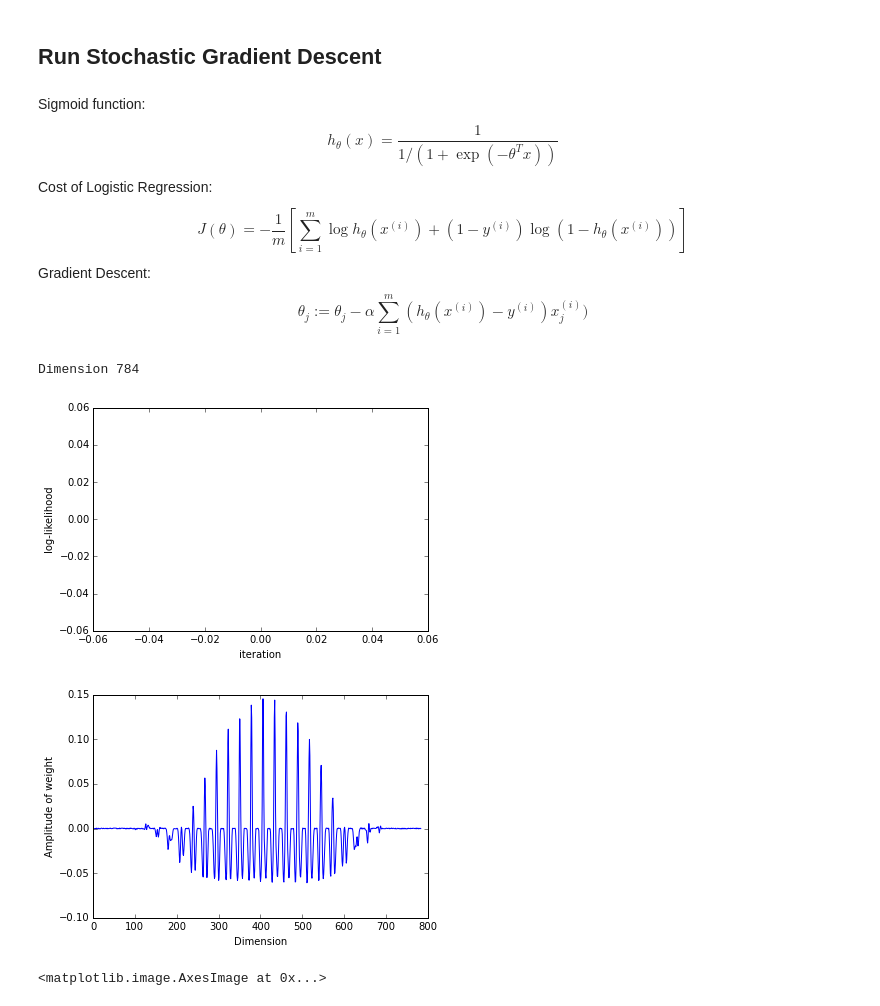
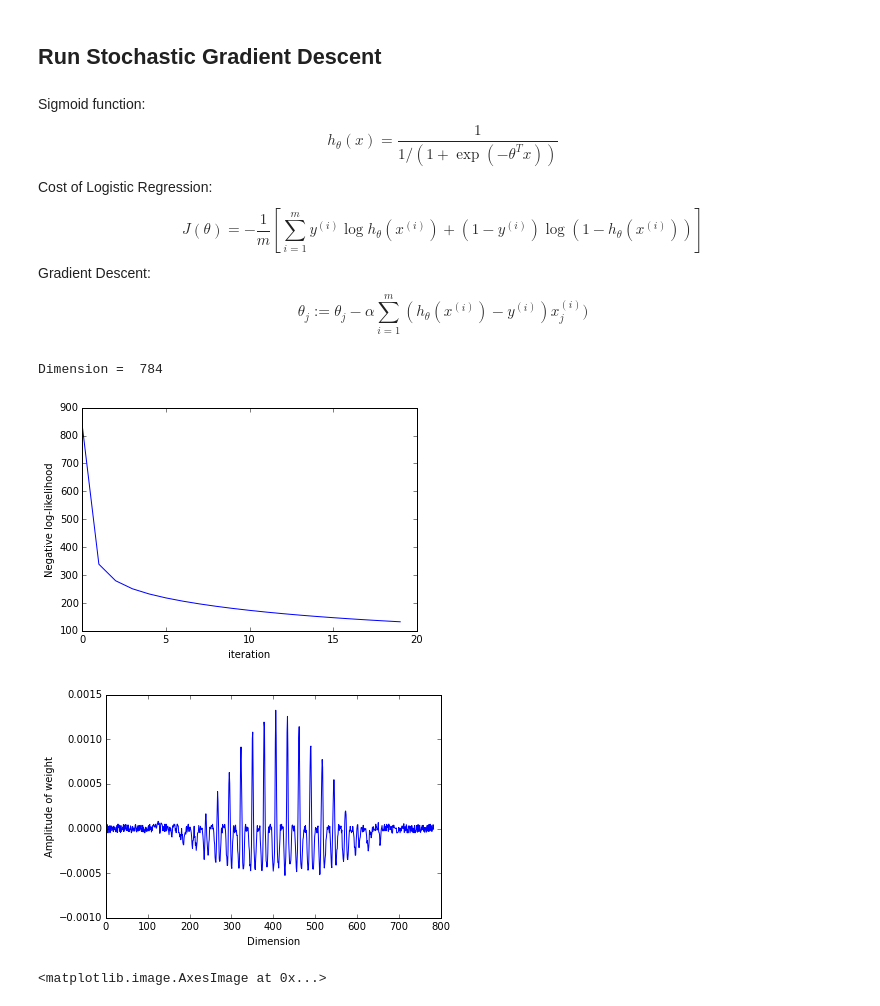
Before and after one commit to KordingLab/lab_teaching_2015, a Jupyter notebook: example_klab.ipynb, the cells around one changed output. Drawn from its saved outputs; the diff is of its cells as text; code cells hidden in the pictures.

```diff
--- a/example_klab.ipynb
+++ b/example_klab.ipynb
@@ -108,28 +108,28 @@ Data_filt.count()
 Sigmoid function:
 $$ h_\theta (x) = \frac{1}{1/ (1 + \exp (-\theta^T x))}$$
 Cost of Logistic Regression:
-$$J(\theta) = -\frac{1}{m} [ \sum\limits_{i=1}^m \log h_\theta (x^{(i)}) + (1 - y^{(i)}) \log (1 - h_\theta (x^{(i)}))]$$
+$$J(\theta) = -\frac{1}{m} [ \sum\limits_{i=1}^m y^{(i)}\log h_\theta (x^{(i)}) + (1 - y^{(i)}) \log (1 - h_\theta (x^{(i)}))]$$
 Gradient Descent:
 $$\theta_j := \theta_j - \alpha \sum\limits_{i=1}^m (h_\theta (x^{(i)}) - y^{(i)}) x_j^{(i)})$$
 # %%
 D = len(Data_filt.take(1)[0]) - 1 # dimension of data
 m = Data_filt.count()
-w = (np.random.ranf(size = D)-0.5)/1000.
-print "Dimension", D
+w = (np.random.ranf(size = D)-0.5)/10000.
+print "Dimension = ", D
 # %% [output]
-Dimension 784
+Dimension =  784
 # %%
 def sigmoid(x):
     return 1/(1 + np.exp(-x))
 
 def grad_logistic(p):
-    return (sigmoid(w.dot(p[1::]))-p[0]) * p[1::]
+    return (sigmoid(w.dot(p[1::]))-p[0]) * p[1::] + w*1.
 
 def compute_cost(p):
-    return (-1/m)*(np.log(sigmoid(w.dot(p[1::]))) + (1 - p[0])*np.log(1 - sigmoid(w.dot(p[1::]))))
+    return -(p[0]*np.log(sigmoid(w.dot(p[1::]))) + (1 - p[0])*np.log(1 - sigmoid(w.dot(p[1::]))))
 # %%
 ITERATIONS = 20
-alpha = 10**(-3)
+alpha = 10**(-5)
 J = []
 
 for i in range(ITERATIONS):
@@ -140,17 +140,17 @@ for i in range(ITERATIONS):
 # %%
 plt.plot(J)
 plt.xlabel('iteration')
-plt.ylabel('log-likelihood')
+plt.ylabel('Negative log-likelihood')
 plt.show()
 # %% [output]
-[figure, old version]
+[figure, new version]
 # %%
 plt.plot(w)
 plt.xlabel('Dimension')
 plt.ylabel('Amplitude of weight')
 plt.show()
 # %% [output]
-[figure, old version]
+[figure, new version]
 # %%
 plt.imshow(w.reshape(28,28), cmap='gray')
 # %% [output]
```
Also changed, not shown: parts of 22 cells of this notebook.
